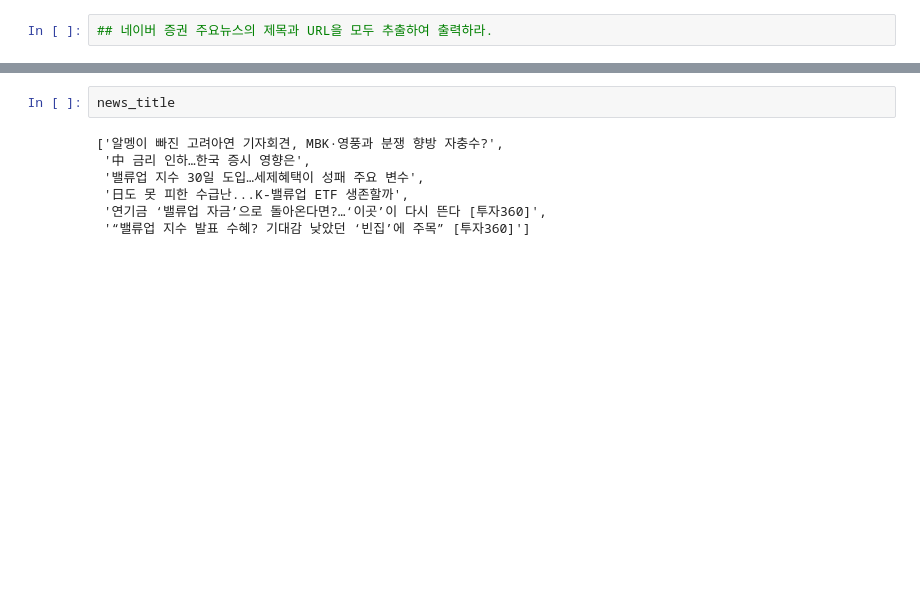
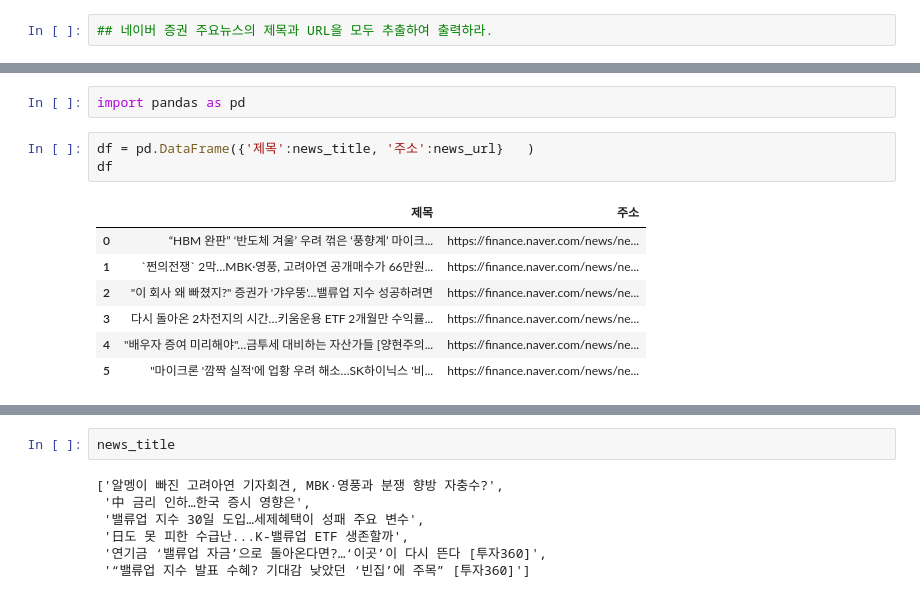
Before and after one commit to Lee-in-jae/wassup_4, a Jupyter notebook: 02_Data_Collection/02_Static_Web_Request.ipynb, the cells around one changed output, grey strips where cells are left out. Drawn from its saved outputs; the diff is of its cells as text; blank space fills up the shorter version.

```diff
--- a/02_Data_Collection/02_Static_Web_Request.ipynb
+++ b/02_Data_Collection/02_Static_Web_Request.ipynb
@@ -121,0 +122,13 @@ for item in srclist:
+# %%
+import pandas as pd
+# %%
+df = pd.DataFrame({'제목':news_title, '주소':news_url}   )
+df
+# %% [output]
+|  | 제목 | 주소 |
+| 0 | “HBM 완판” ‘반도체 겨울’ 우려 꺾은 ‘풍향계’ 마이크... | https://finance.naver.com/news/ne... |
+| 1 | `쩐의전쟁` 2막…MBK·영풍, 고려아연 공개매수가 66만원... | https://finance.naver.com/news/ne... |
+| 2 | "이 회사 왜 빠졌지?" 증권가 '갸우뚱'…밸류업 지수 성공하려면 | https://finance.naver.com/news/ne... |
+| 3 | 다시 돌아온 2차전지의 시간…키움운용 ETF 2개월만 수익률... | https://finance.naver.com/news/ne... |
+| 4 | "배우자 증여 미리해야"…금투세 대비하는 자산가들 [양현주의... | https://finance.naver.com/news/ne... |
+| 5 | "마이크론 '깜짝 실적'에 업황 우려 해소…SK하이닉스 '비... | https://finance.naver.com/news/ne... |
```
Also changed, not shown: parts of 56 cells of this notebook, 1 other file.
